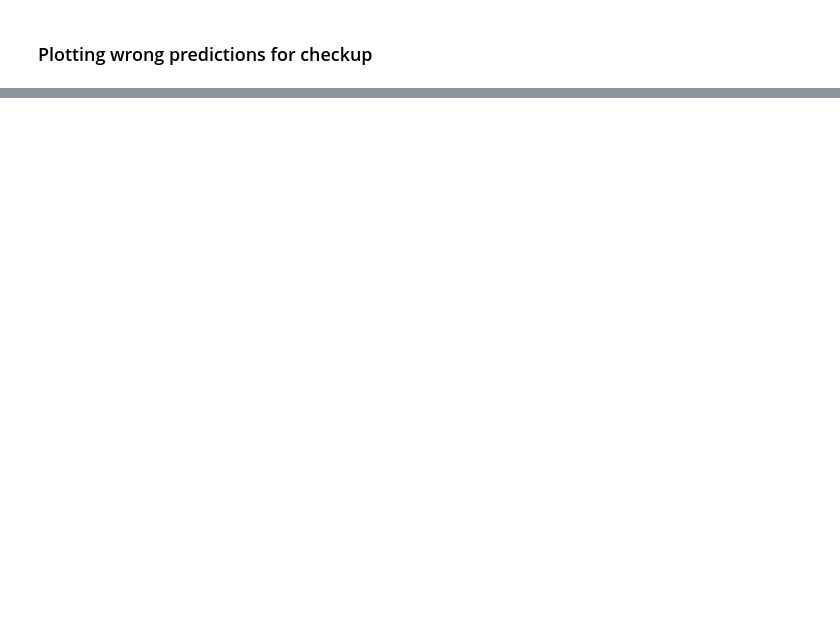
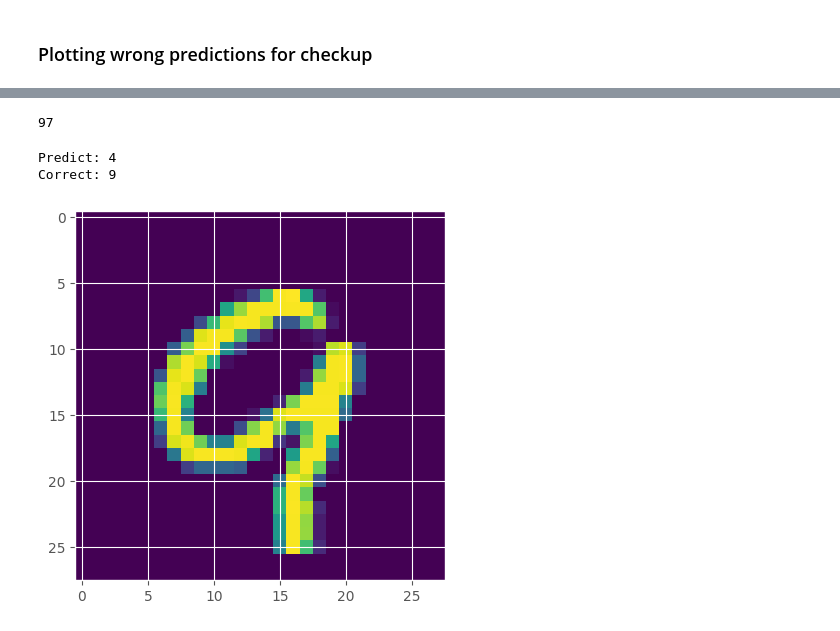
Before and after one commit to leander-ms/image_nets, a Jupyter notebook: MNIST.ipynb, the cells around one changed output, grey strips where cells are left out. Cells and saved outputs as stored; diff of their text form; code cells hidden in the pictures; blank space fills up the shorter version.

```diff
--- a/MNIST.ipynb
+++ b/MNIST.ipynb
@@ -249,3 +268,17 @@ len(wrong_list)
+# %%
+np.random.randint(len(wrong_list))
+# %% [output]
+97
+# %%
+random_number = torch.randint(len(wrong_list), size=(1,)).item()
+
+plt.imshow(wrong_list[random_number][0].squeeze())
+print(f'Predict: {wrong_list[random_number][1].item()}')
+print(f'Correct: {wrong_list[random_number][2].item()}')
+# %% [output]
+Predict: 4
+Correct: 9
+[figure, added]
 # %%
 figure = plt.figure(figsize=(11, 11), dpi=80)
 cols, rows = 5, 5
```
Also changed, not shown: parts of 12 cells of this notebook.
